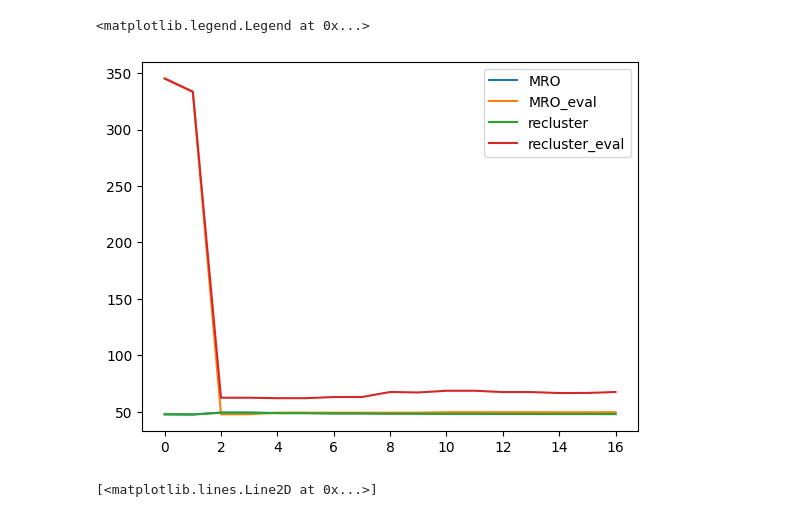
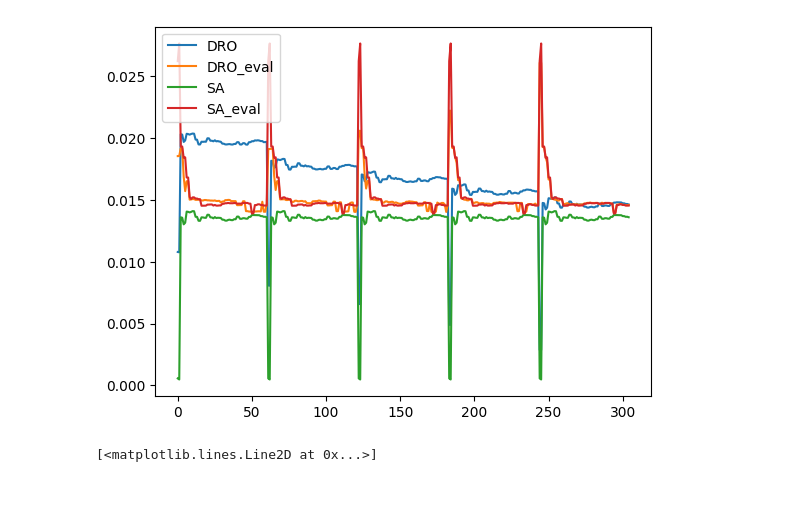
Before and after one commit to stellatogrp/online_mro, a Jupyter notebook: portfolio/analysis/plots_facility.ipynb, the cells around one changed output. Cells and saved outputs as stored; diff of their text form; code cells hidden in the pictures.

Commit message:
plotting

```diff
--- a/portfolio/analysis/plots_facility.ipynb
+++ b/portfolio/analysis/plots_facility.ipynb
@@ -24,20 +24,19 @@ plt.plot(df['SA_time'])
 # %%
-# plt.plot(df['DRO_obj_values'], label="DRO")
-# plt.plot(df['DRO_eval1'],label="DRO_eval")
-# plt.plot(df['SA_obj_values'],label = "SA")
-# plt.plot(df['SA_eval1'],label = "SA_eval")
+plt.plot(df['DRO_obj_values'], label="DRO")
+plt.plot(df['DRO_eval1'],label="DRO_eval")
+plt.plot(df['SA_obj_values'],label = "SA")
+plt.plot(df['SA_eval1'],label = "SA_eval")
+plt.legend()
+plt.show()
+
+# plt.plot(df['MRO_obj_values'],label = "MRO")
+# plt.plot(df['MRO_eval1'], label="MRO_eval")
+# plt.plot(df['obj_values'], label = "recluster")
+# plt.plot(df['O_eval1'],label = "recluster_eval")
 # plt.legend()
-# plt.show()
-
-plt.plot(df['MRO_obj_values'],label = "MRO")
-plt.plot(df['MRO_eval1'], label="MRO_eval")
-plt.plot(df['obj_values'], label = "recluster")
-plt.plot(df['O_eval1'],label = "recluster_eval")
-plt.legend()
 # df['MRO_satisfy1']
 # %% [output]
-<matplotlib.legend.Legend at 0x...>
-[figure, old version]
+[figure, new version]
 # %%
 plt.plot(df['epsilon'])
 plt.plot([0.05*(1/(t**(1/(10)))) for t in range(5,100)])
```
Also changed, not shown: parts of 1 cell of this notebook, 6 other files.
